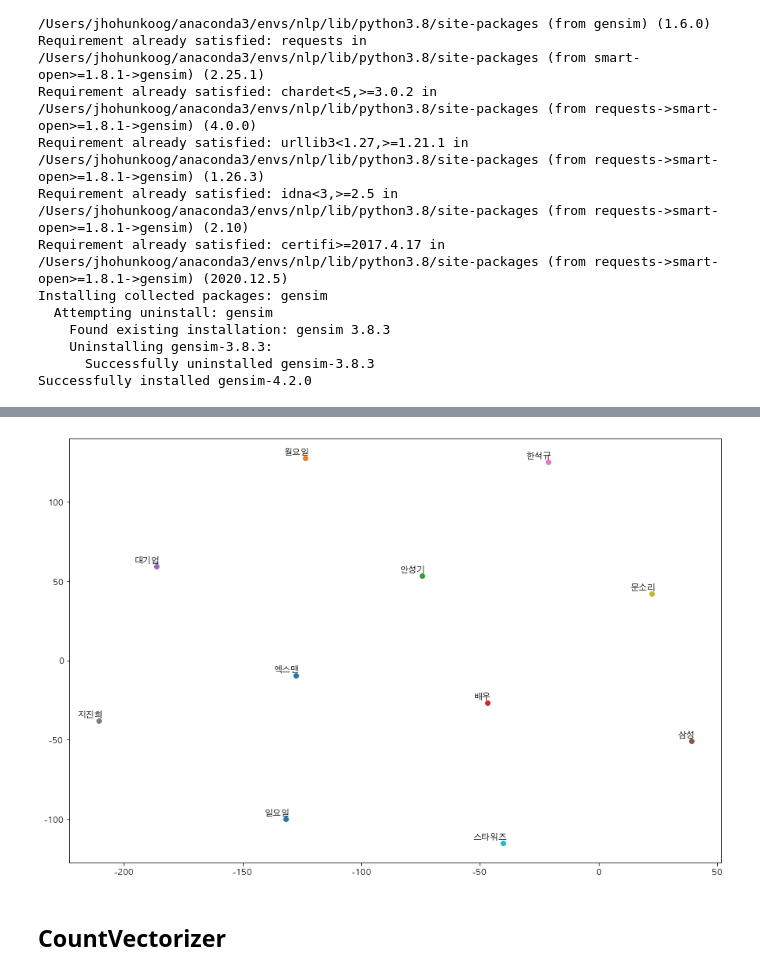
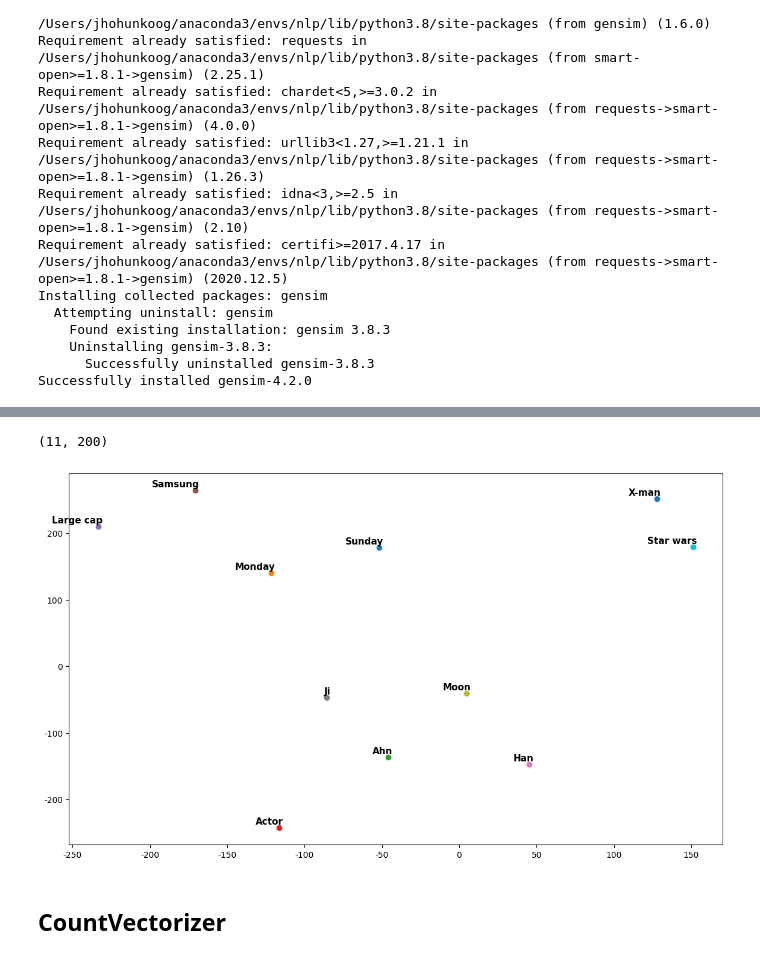
Before and after one commit to inevertoldu/dku_ai_nlp, a Jupyter notebook: NLP_preprocessing.ipynb, the cells around one changed output, grey strips where cells are left out. Cells and saved outputs as stored; diff of their text form; code cells hidden in the pictures.

```diff
--- a/NLP_preprocessing.ipynb
+++ b/NLP_preprocessing.ipynb
@@ -525,33 +573,39 @@ vecs = []
 for word in words:
     vecs.append(model.wv[word])
 
-# 한글 깨짐을 방지하는 코드
-rc('font', family='AppleGothic')
-plt.rcParams['axes.unicode_minus'] = False
-
-tsne_model = TSNE(
-    perplexity=40, n_components=2, init='pca', n_iter=2500,
-    random_state=23)
-new_values = tsne_model.fit_transform(vecs)
-
-x = []
-y = []
-
-for value in new_values:
-    x.append(value[0])
-    y.append(value[1])
-
-plt.figure(figsize=(15, 10))
-
-for i in range(len(x)):
-    plt.scatter(x[i],y[i])
-    plt.annotate(
-        words[i], xy=(x[i], y[i]), xytext=(5, 2),
-        textcoords='offset points', ha='right',
-        va='bottom', fontweight='extra bold', fontsize=11)
-plt.show()
+vecs = np.array(vecs)
-# %% [output]
-[figure, removed]
+# %%
+vecs.shape
+# %% [output]
+(11, 200)
+# %%
+# 한글 깨짐을 방지하는 코드
+rc('font', family='DejaVu Sans')
+plt.rcParams['axes.unicode_minus'] = False
+
+new_values = TSNE(perplexity=5, n_components=2).fit_transform(vecs)
+
+x = []
+y = []
+
+for value in new_values:
+    x.append(value[0])
+    y.append(value[1])
+# %%
+plt.figure(figsize=(14, 8))
+
+n_words = ['Sunday', 'Monday', 'Ahn', 'Actor', 'Large cap', 'Samsung', 'Han', 'Ji', 'Moon',
+          'Star wars', 'X-man']
+
+for i in range(len(x)):
+    plt.scatter(x[i], y[i])
+    plt.annotate(
+        n_words[i], xy=(x[i], y[i]), xytext=(5, 2),
+        textcoords='offset points', ha='right',
+        va='bottom', fontweight='extra bold', fontsize=11)
+plt.show()
+# %% [output]
+[figure, added]
 # %% [markdown]
 ## CountVectorizer
 # %%
```
Also changed, not shown: parts of 40 cells of this notebook.
